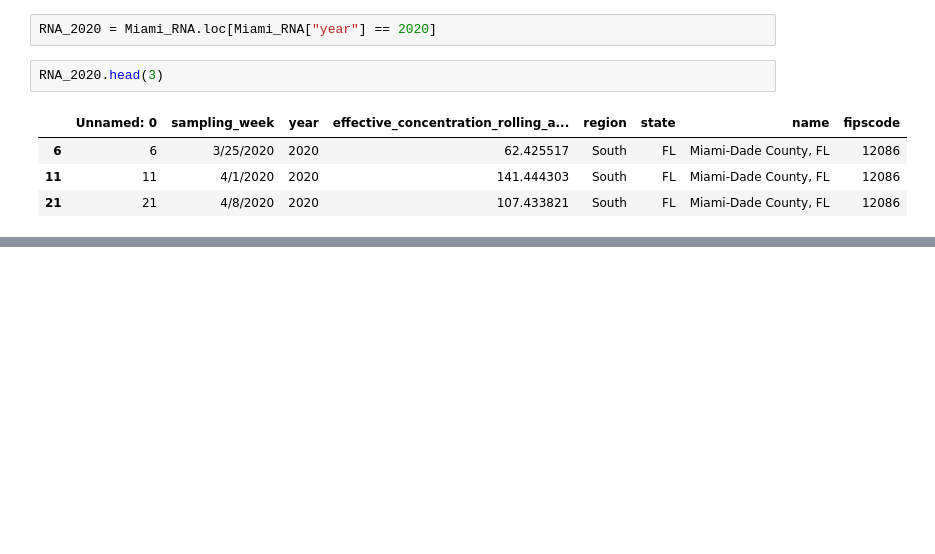
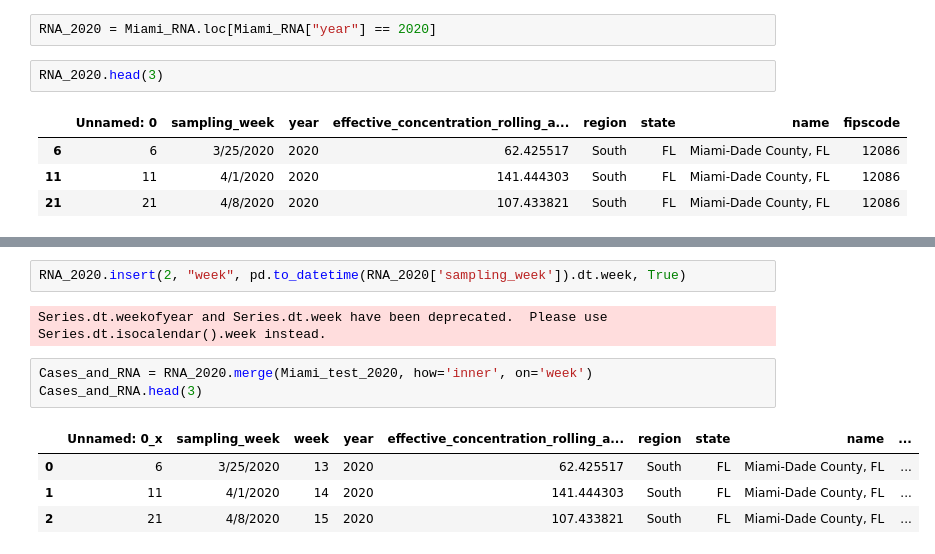
Before and after one commit to ianakt/Covid-and-the-Housing-Market, a Jupyter notebook: Waste_water_data_from_BioBot_with_jnotebook/Waste_water_group_by.ipynb, the cells around one changed output, grey strips where cells are left out. Drawn from its saved outputs; the diff is of its cells as text; blank space fills up the shorter version.

```diff
--- a/Waste_water_data_from_BioBot_with_jnotebook/Waste_water_group_by.ipynb
+++ b/Waste_water_data_from_BioBot_with_jnotebook/Waste_water_group_by.ipynb
@@ -149,0 +160,12 @@ fig.show()
+# %%
+RNA_2020.insert(2, "week", pd.to_datetime(RNA_2020['sampling_week']).dt.week, True)
+# %% [output]
+Series.dt.weekofyear and Series.dt.week have been deprecated.  Please use Series.dt.isocalendar().week instead.
+# %%
+Cases_and_RNA = RNA_2020.merge(Miami_test_2020, how='inner', on='week')
+Cases_and_RNA.head(3)
+# %% [output]
+|  | Unnamed: 0_x | sampling_week | week | year | effective_concentration_rolling_a... | region | state | name | ... |
+| 0 | 6 | 3/25/2020 | 13 | 2020 | 62.425517 | South | FL | Miami-Dade County, FL | ... |
+| 1 | 11 | 4/1/2020 | 14 | 2020 | 141.444303 | South | FL | Miami-Dade County, FL | ... |
+| 2 | 21 | 4/8/2020 | 15 | 2020 | 107.433821 | South | FL | Miami-Dade County, FL | ... |
```
Also changed, not shown: parts of 12 cells of this notebook.
